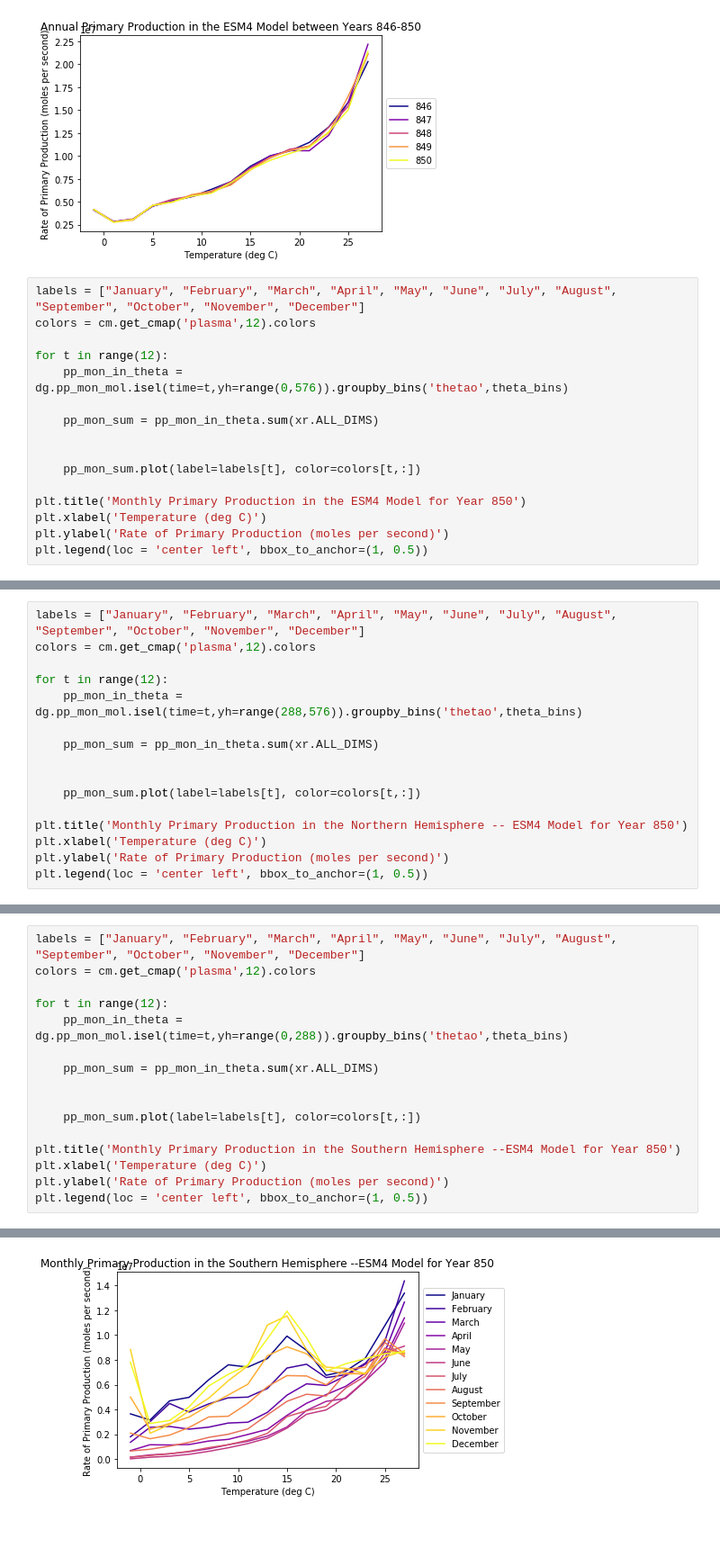
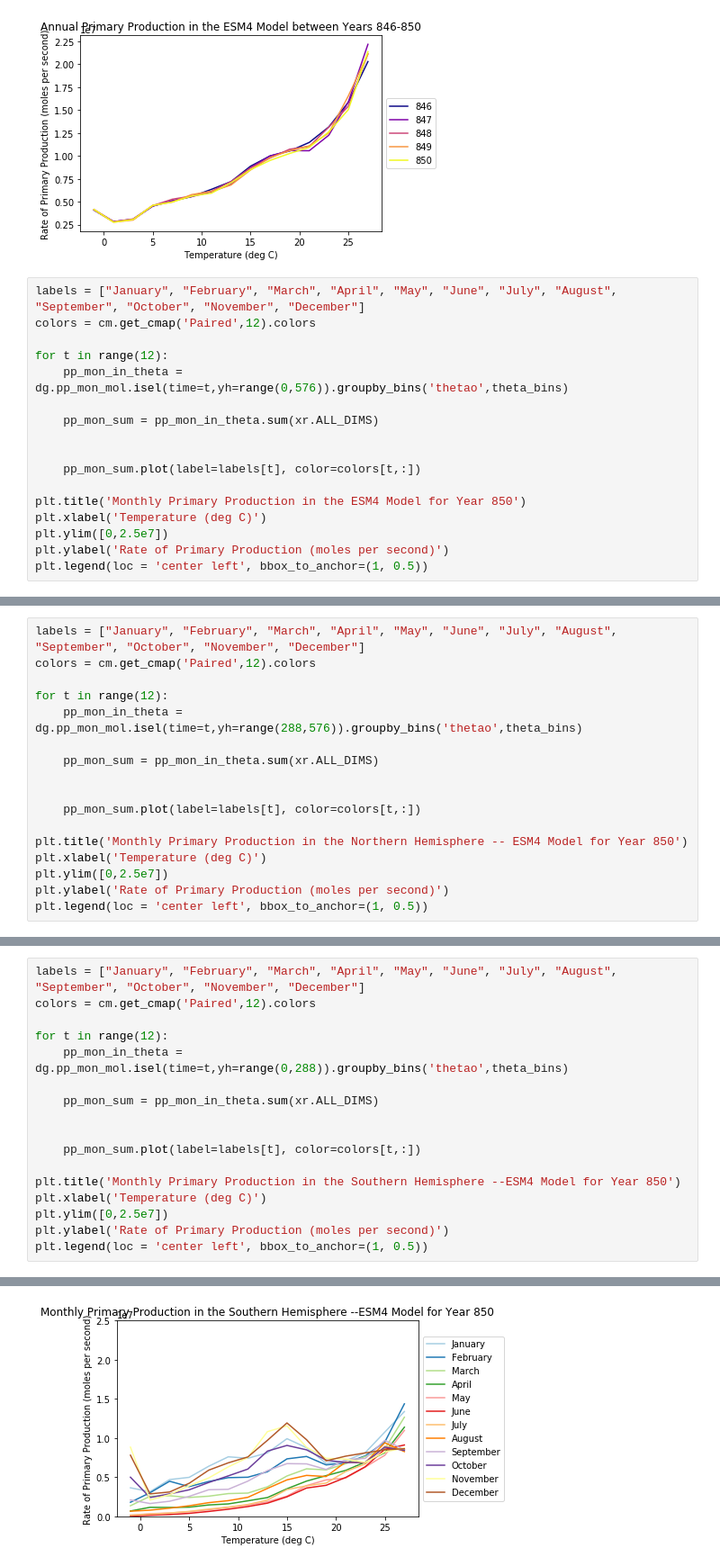
Before and after one commit to mlexaathews/wmt_bgc, a Jupyter notebook: prim-prod-temp.ipynb, the cells around one changed output, grey strips where cells are left out. Shown: that part at 90% size. Drawn from its saved outputs; the diff is of its cells as text; blank space fills up the shorter version.

```diff
--- a/prim-prod-temp.ipynb
+++ b/prim-prod-temp.ipynb
@@ -248,7 +248,7 @@ plt.legend(loc = 'center left', bbox_to_anchor=(1, 0.5))
 [figure]
 # %%
 labels = ["January", "February", "March", "April", "May", "June", "July", "August", "September", "October", "November", "December"]
-colors = cm.get_cmap('plasma',12).colors
+colors = cm.get_cmap('Paired',12).colors
 
 for t in range(12):
     pp_mon_in_theta = dg.pp_mon_mol.isel(time=t,yh=range(0,576)).groupby_bins('thetao',theta_bins)
@@ -260,6 +260,7 @@ for t in range(12):
 
 plt.title('Monthly Primary Production in the ESM4 Model for Year 850')
 plt.xlabel('Temperature (deg C)')
+plt.ylim([0,2.5e7])
 plt.ylabel('Rate of Primary Production (moles per second)')
 plt.legend(loc = 'center left', bbox_to_anchor=(1, 0.5))
 # %% [output]
@@ -268,6 +269,6 @@ plt.legend(loc = 'center left', bbox_to_anchor=(1, 0.5))
 # %%
 labels = ["January", "February", "March", "April", "May", "June", "July", "August", "September", "October", "November", "December"]
-colors = cm.get_cmap('plasma',12).colors
+colors = cm.get_cmap('Paired',12).colors
 
 for t in range(12):
     pp_mon_in_theta = dg.pp_mon_mol.isel(time=t,yh=range(288,576)).groupby_bins('thetao',theta_bins)
@@ -279,6 +280,7 @@ for t in range(12):
 
 plt.title('Monthly Primary Production in the Northern Hemisphere -- ESM4 Model for Year 850')
 plt.xlabel('Temperature (deg C)')
+plt.ylim([0,2.5e7])
 plt.ylabel('Rate of Primary Production (moles per second)')
 plt.legend(loc = 'center left', bbox_to_anchor=(1, 0.5))
 # %% [output]
@@ -287,19 +289,20 @@ plt.legend(loc = 'center left', bbox_to_anchor=(1, 0.5))
 # %%
 labels = ["January", "February", "March", "April", "May", "June", "July", "August", "September", "October", "November", "December"]
-colors = cm.get_cmap('plasma',12).colors
+colors = cm.get_cmap('Paired',12).colors
 
 for t in range(12):
     pp_mon_in_theta = dg.pp_mon_mol.isel(time=t,yh=range(0,288)).groupby_bins('thetao',theta_bins)
 
     pp_mon_sum = pp_mon_in_theta.sum(xr.ALL_DIMS)
 
 
     pp_mon_sum.plot(label=labels[t], color=colors[t,:])
 
 plt.title('Monthly Primary Production in the Southern Hemisphere --ESM4 Model for Year 850')
 plt.xlabel('Temperature (deg C)')
+plt.ylim([0,2.5e7])
 plt.ylabel('Rate of Primary Production (moles per second)')
 plt.legend(loc = 'center left', bbox_to_anchor=(1, 0.5))
 # %% [output]
 <matplotlib.legend.Legend at 0x...>
-[figure, old version]
+[figure, new version]
```
Also changed, not shown: parts of 2 cells of this notebook.
